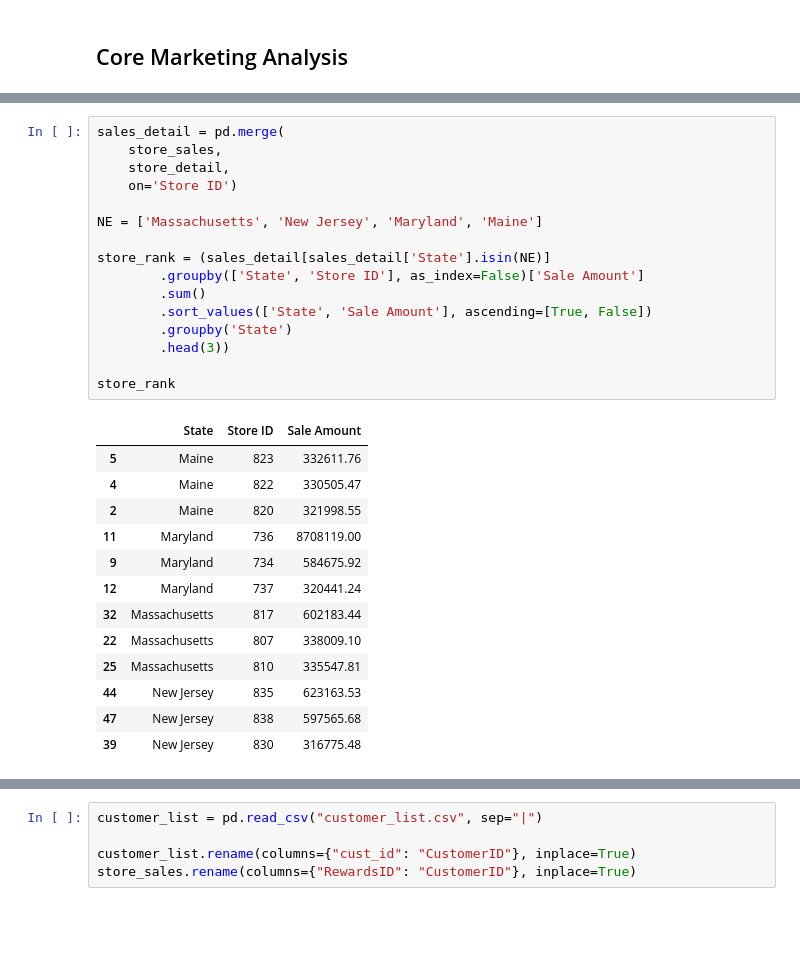
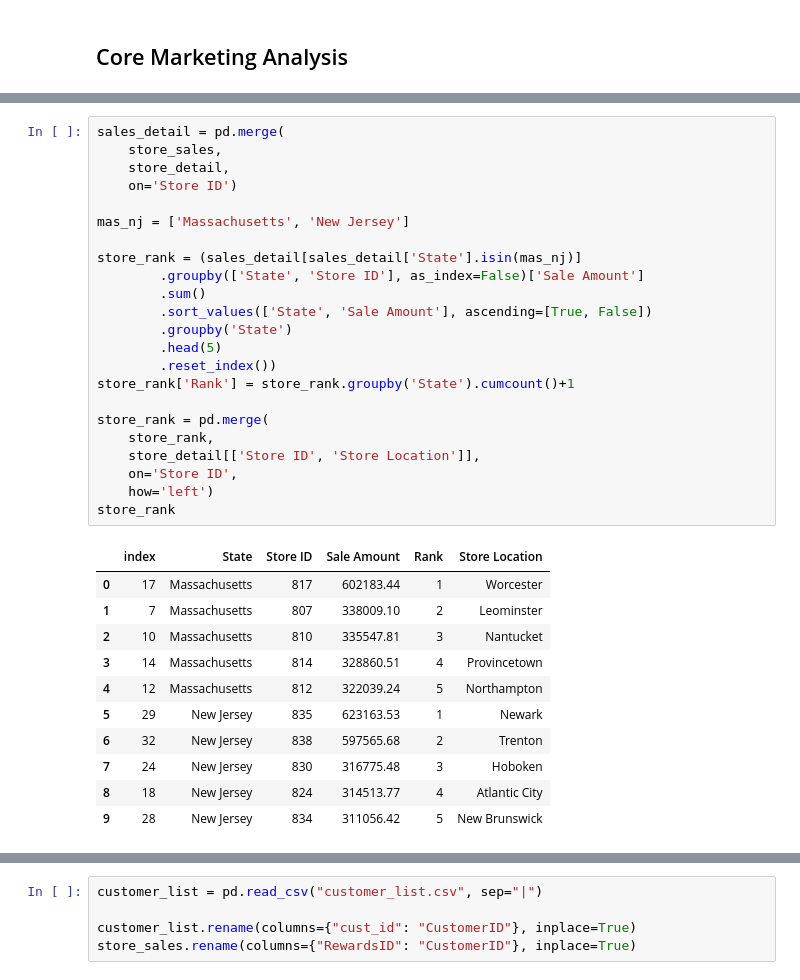
Before and after one commit to maritzaruiz2026/Capstone_2, a Jupyter notebook: ruiz_sales_analysis.ipynb, the cells around one changed output, grey strips where cells are left out. Cells and saved outputs as stored; diff of their text form; blank space fills up the shorter version.

```diff
--- a/ruiz_sales_analysis.ipynb
+++ b/ruiz_sales_analysis.ipynb
@@ -234,30 +256,35 @@ How would you rank the sales performance of each store in each sales territory?
 # %%
 sales_detail = pd.merge(
     store_sales,
     store_detail,
     on='Store ID')
 
-NE = ['Massachusetts', 'New Jersey', 'Maryland', 'Maine']
+mas_nj = ['Massachusetts', 'New Jersey']
 
-store_rank = (sales_detail[sales_detail['State'].isin(NE)]
+store_rank = (sales_detail[sales_detail['State'].isin(mas_nj)]
         .groupby(['State', 'Store ID'], as_index=False)['Sale Amount']
         .sum()
         .sort_values(['State', 'Sale Amount'], ascending=[True, False])
         .groupby('State')
-        .head(3))
+        .head(5)
+        .reset_index())
+store_rank['Rank'] = store_rank.groupby('State').cumcount()+1
 
+store_rank = pd.merge(
+    store_rank,
+    store_detail[['Store ID', 'Store Location']],
+    on='Store ID',
+    how='left')
 store_rank
 # %% [output]
-|  | State | Store ID | Sale Amount |
-| 5 | Maine | 823 | 332611.76 |
-| 4 | Maine | 822 | 330505.47 |
-| 2 | Maine | 820 | 321998.55 |
-| 11 | Maryland | 736 | 8708119.00 |
-| 9 | Maryland | 734 | 584675.92 |
-| 12 | Maryland | 737 | 320441.24 |
-| 32 | Massachusetts | 817 | 602183.44 |
-| 22 | Massachusetts | 807 | 338009.10 |
-| 25 | Massachusetts | 810 | 335547.81 |
-| 44 | New Jersey | 835 | 623163.53 |
-| 47 | New Jersey | 838 | 597565.68 |
-| 39 | New Jersey | 830 | 316775.48 |
+|  | index | State | Store ID | Sale Amount | Rank | Store Location |
+| 0 | 17 | Massachusetts | 817 | 602183.44 | 1 | Worcester |
+| 1 | 7 | Massachusetts | 807 | 338009.10 | 2 | Leominster |
+| 2 | 10 | Massachusetts | 810 | 335547.81 | 3 | Nantucket |
+| 3 | 14 | Massachusetts | 814 | 328860.51 | 4 | Provincetown |
+| 4 | 12 | Massachusetts | 812 | 322039.24 | 5 | Northampton |
+| 5 | 29 | New Jersey | 835 | 623163.53 | 1 | Newark |
+| 6 | 32 | New Jersey | 838 | 597565.68 | 2 | Trenton |
+| 7 | 24 | New Jersey | 830 | 316775.48 | 3 | Hoboken |
+| 8 | 18 | New Jersey | 824 | 314513.77 | 4 | Atlantic City |
+| 9 | 28 | New Jersey | 834 | 311056.42 | 5 | New Brunswick |
```
Also changed, not shown: parts of 26 cells of this notebook.
